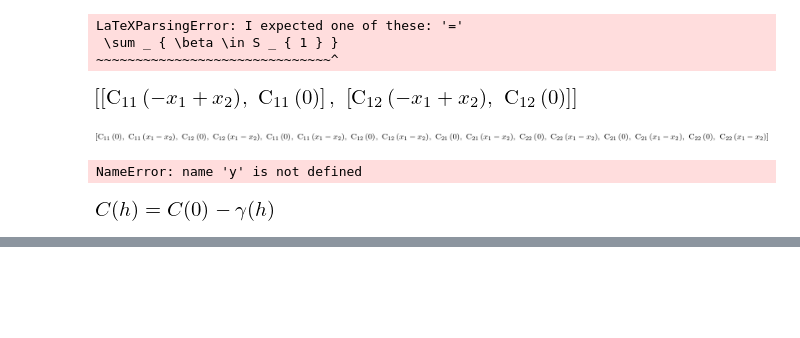
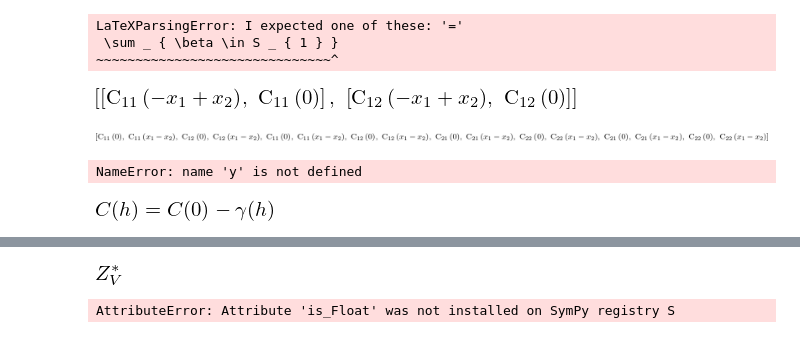
Before and after one commit to nshea3/CFSG_notes, a Jupyter notebook: Multivariate/kriging.ipynb, the cells around one changed output, grey strips where cells are left out. Saved outputs shown, nothing was run; the diff lists cells and outputs as text; code cells hidden in the pictures; blank space fills up the shorter version.

```diff
--- a/Multivariate/kriging.ipynb
+++ b/Multivariate/kriging.ipynb
@@ -73,0 +87,12 @@ exp_
+# %%
+
+
+zstar = symbols('Z^*_V')
+# %%
+zstar
+# %% [output]
+[figure, added]
+# %%
+lambda_, S, alpha, Z = symbols('lambda, S, alpha, Z')
+# %% [output]
+AttributeError: Attribute 'is_Float' was not installed on SymPy registry S
```
Also changed, not shown: parts of 3 cells of this notebook, 1 other file.
